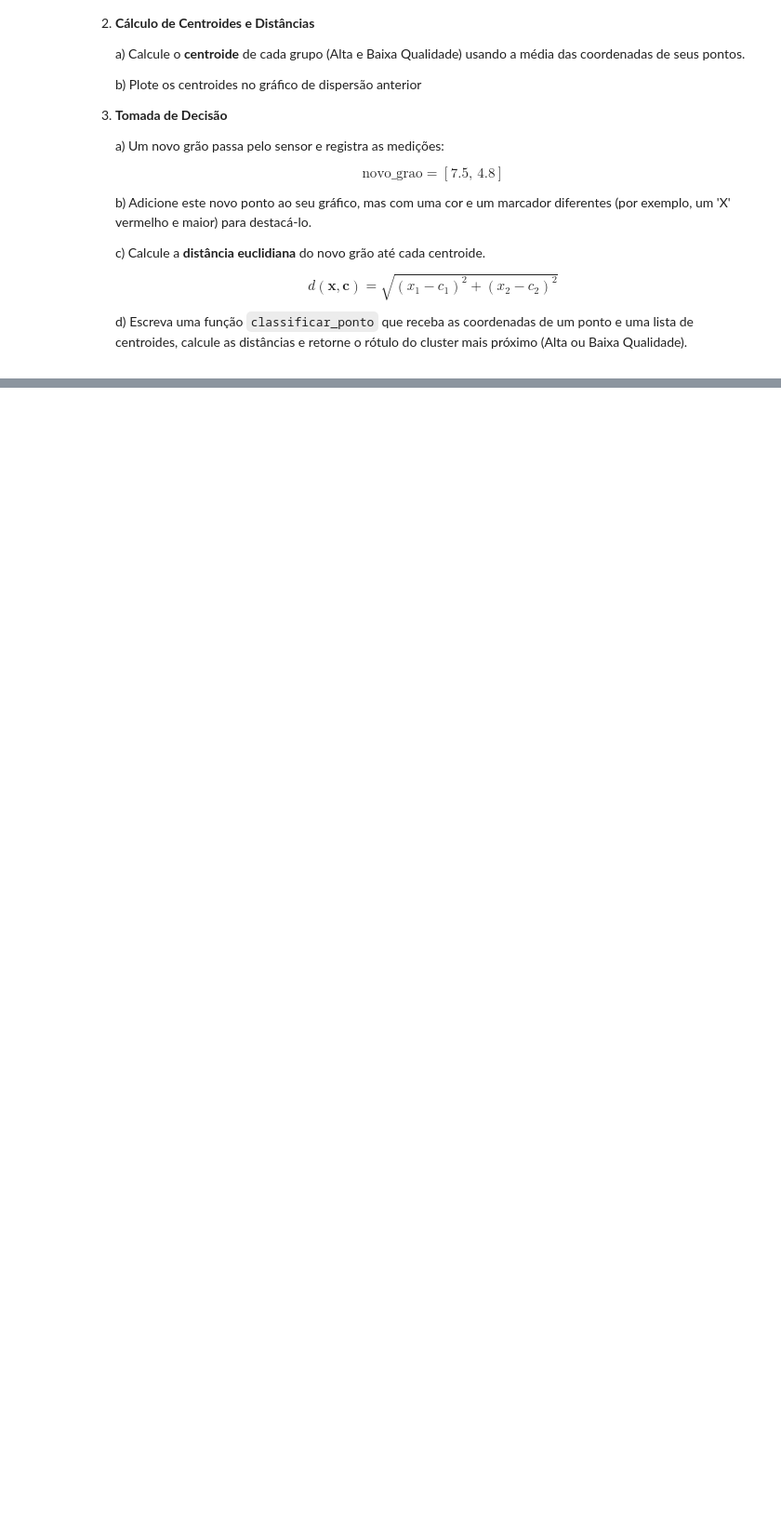
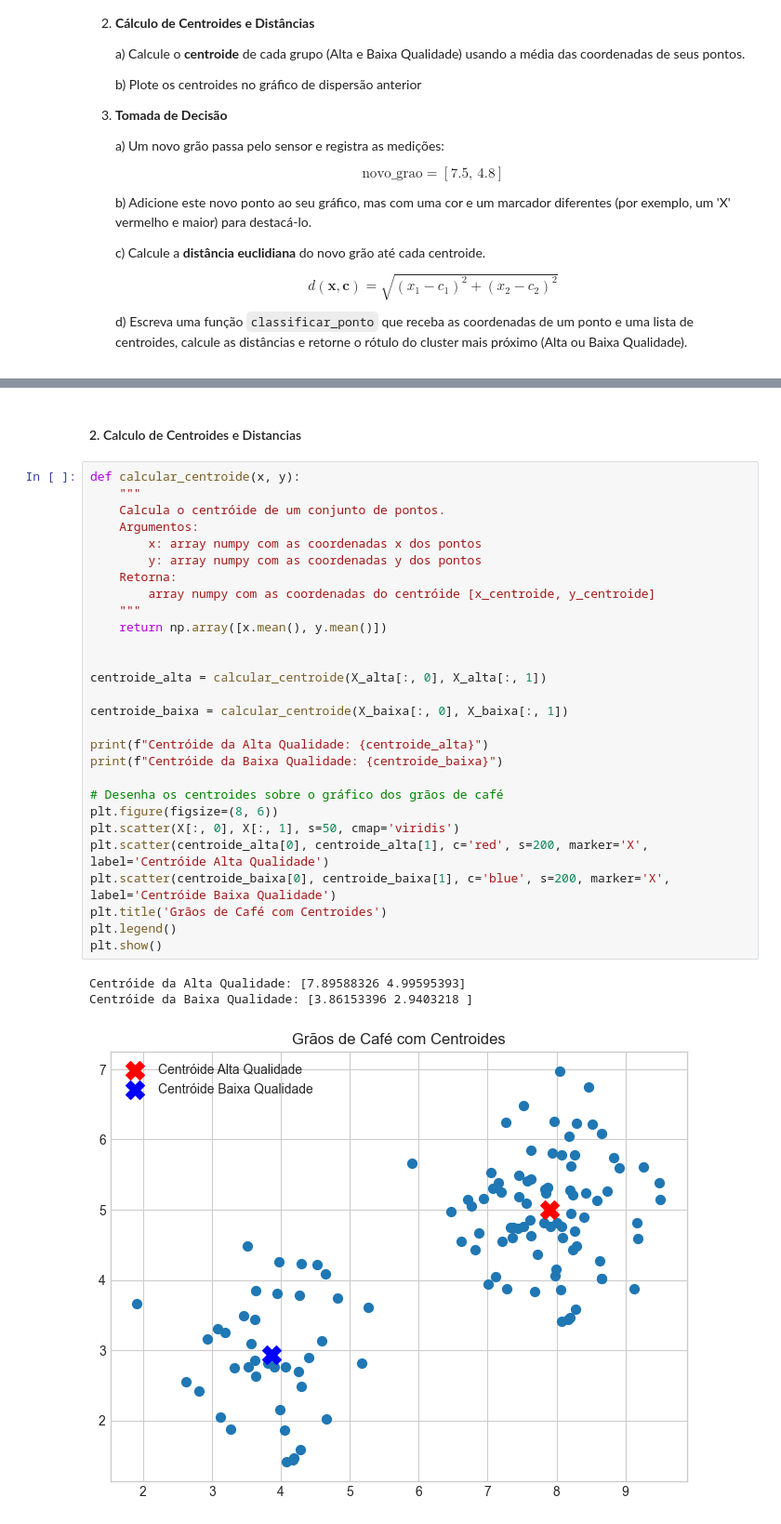
Before and after one commit to gilcesarf/unsupervised-learning, a Jupyter notebook: 01 - Fundamentals.ipynb, the cells around one changed output, grey strips where cells are left out. Shown at 93% size. Drawn from its saved outputs; the diff is of its cells as text; blank space fills up the shorter version.

```diff
--- a/01 - Fundamentals.ipynb
+++ b/01 - Fundamentals.ipynb
@@ -1156,0 +1230,34 @@ Uma cooperativa de café usa uma máquina para classificar grãos com base em du
+# %% [markdown]
+#### 2. Calculo de Centroides e Distancias
+# %%
+def calcular_centroide(x, y):
+    """
+    Calcula o centróide de um conjunto de pontos.
+    Argumentos:
+        x: array numpy com as coordenadas x dos pontos
+        y: array numpy com as coordenadas y dos pontos
+    Retorna:
+        array numpy com as coordenadas do centróide [x_centroide, y_centroide]
+    """
+    return np.array([x.mean(), y.mean()])
+
+
+centroide_alta = calcular_centroide(X_alta[:, 0], X_alta[:, 1])
+
+centroide_baixa = calcular_centroide(X_baixa[:, 0], X_baixa[:, 1])
+
+print(f"Centróide da Alta Qualidade: {centroide_alta}")
+print(f"Centróide da Baixa Qualidade: {centroide_baixa}")
+
+# Desenha os centroides sobre o gráfico dos grãos de café
+plt.figure(figsize=(8, 6))
+plt.scatter(X[:, 0], X[:, 1], s=50, cmap='viridis')
+plt.scatter(centroide_alta[0], centroide_alta[1], c='red', s=200, marker='X', label='Centróide Alta Qualidade')
+plt.scatter(centroide_baixa[0], centroide_baixa[1], c='blue', s=200, marker='X', label='Centróide Baixa Qualidade')
+plt.title('Grãos de Café com Centroides')
+plt.legend()
+plt.show()
+# %% [output]
+Centróide da Alta Qualidade: [7.89588326 4.99595393]
+Centróide da Baixa Qualidade: [3.86153396 2.9403218 ]
+[figure, added]
```
Also changed, not shown: parts of 11 cells of this notebook.
